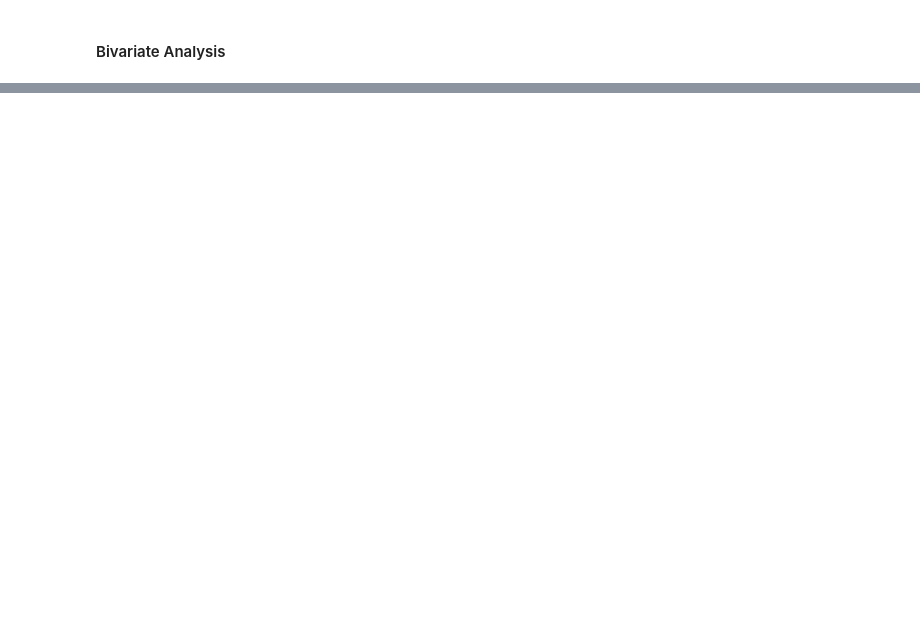
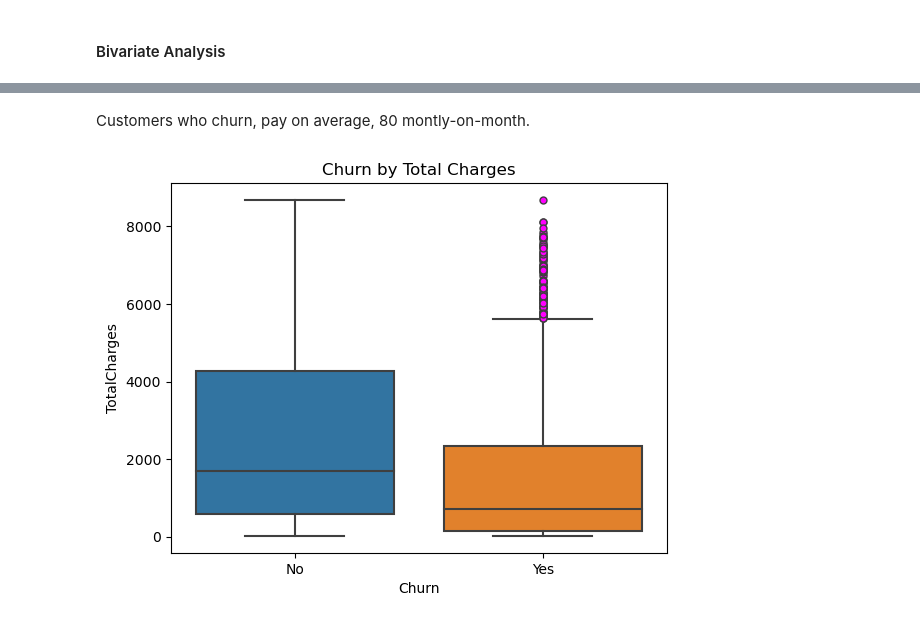
Before and after one commit to Jonasafutu/Career_Accelerator_LP3-Classifcation, a Jupyter notebook: Team Paris LP3 Classification Project.ipynb, the cells around one changed output, grey strips where cells are left out. Saved outputs shown, nothing was run; the diff lists cells and outputs as text; code cells hidden in the pictures; blank space fills up the shorter version.

```diff
--- a/Team Paris LP3 Classification Project.ipynb
+++ b/Team Paris LP3 Classification Project.ipynb
@@ -277,0 +334,14 @@ plt.show()
+# %% [markdown]
+Customers who churn, pay on average, 80 montly-on-month.
+# %%
+
+# Convert TotalCharges to a numeric type
+telco['TotalCharges'] = pd.to_numeric(telco['TotalCharges'], errors='coerce')
+
+# Create a boxplot of TotalCharges by Churn status
+sns.boxplot(x='Churn', y='TotalCharges', data=telco, flierprops={'markerfacecolor': 'magenta', 'marker': 'o'})
+plt.title('Churn by Total Charges')
+
+plt.show()
+# %% [output]
+[figure, added]
```
Also changed, not shown: parts of 30 cells of this notebook.
